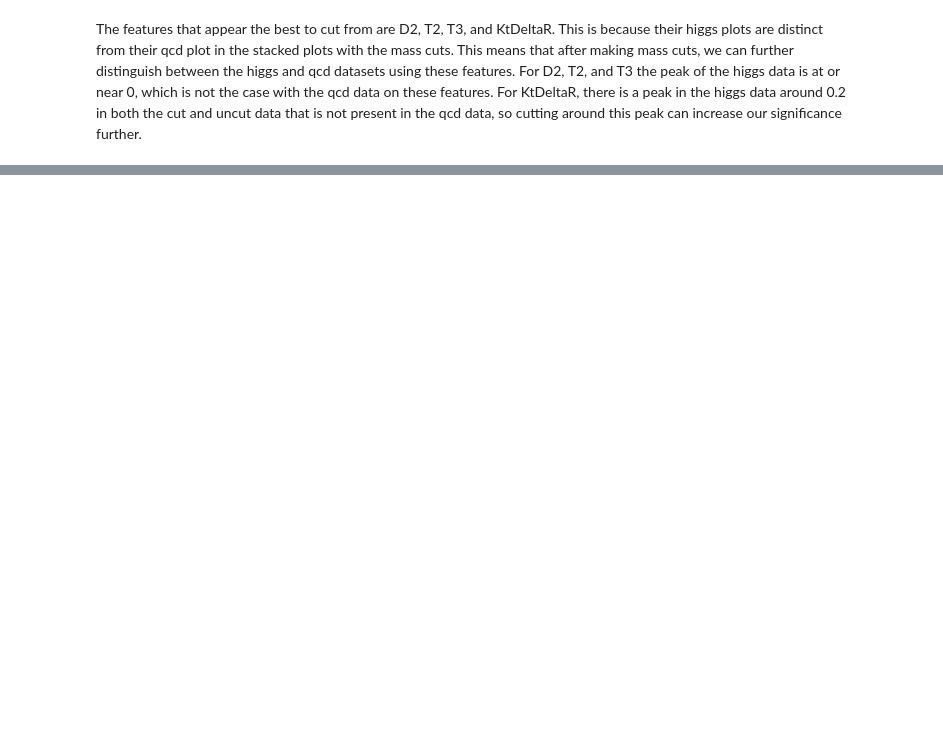
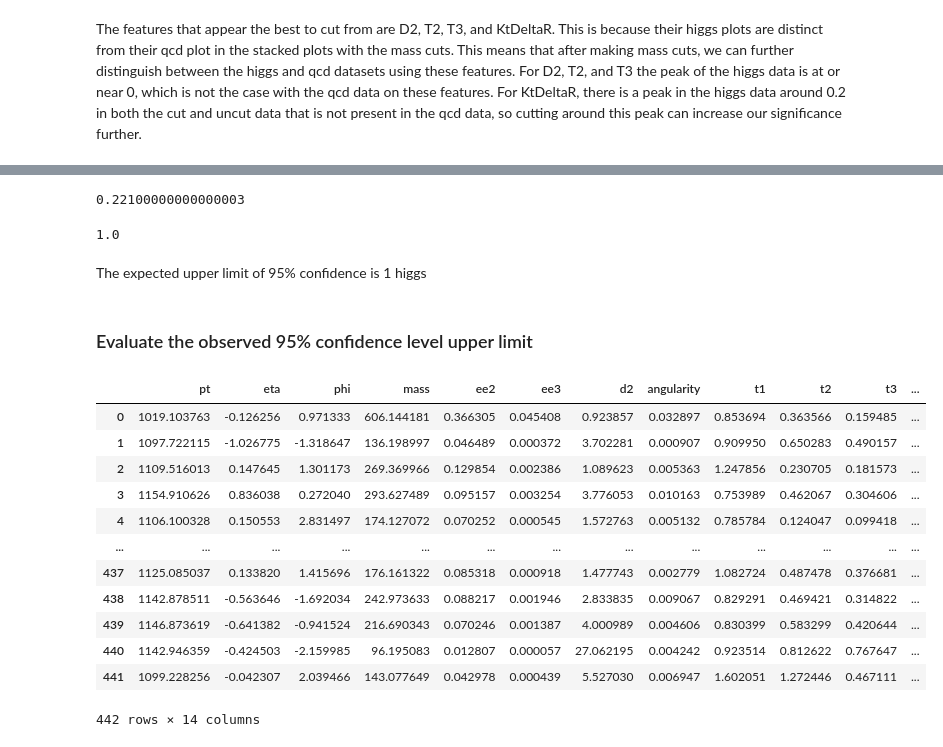
Before and after one commit to afspicciati/Phys-434, a Jupyter notebook: Lab7.ipynb, the cells around one changed output, grey strips where cells are left out. Saved outputs shown, nothing was run; the diff lists cells and outputs as text; code cells hidden in the pictures; blank space fills up the shorter version.

```diff
--- a/Lab7.ipynb
+++ b/Lab7.ipynb
@@ -148,0 +360,4 @@ The features that appear the best to cut from are D2, T2, T3, and KtDeltaR. This
+# %%
+lowLum_n_higgs
+# %% [output]
+0.22100000000000003
@@ -148,0 +366,24 @@ The features that appear the best to cut from are D2, T2, T3, and KtDeltaR. This
+# %%
+expected_upper_limit
+# %% [output]
+1.0
+# %% [markdown]
+The expected upper limit of 95% confidence is 1 higgs
+# %% [markdown]
+### Evaluate the observed 95% confidence level upper limit
+# %%
+lowLum
+# %% [output]
+|  | pt | eta | phi | mass | ee2 | ee3 | d2 | angularity | t1 | t2 | t3 | ... |
+| 0 | 1019.103763 | -0.126256 | 0.971333 | 606.144181 | 0.366305 | 0.045408 | 0.923857 | 0.032897 | 0.853694 | 0.363566 | 0.159485 | ... |
+| 1 | 1097.722115 | -1.026775 | -1.318647 | 136.198997 | 0.046489 | 0.000372 | 3.702281 | 0.000907 | 0.909950 | 0.650283 | 0.490157 | ... |
+| 2 | 1109.516013 | 0.147645 | 1.301173 | 269.369966 | 0.129854 | 0.002386 | 1.089623 | 0.005363 | 1.247856 | 0.230705 | 0.181573 | ... |
+| 3 | 1154.910626 | 0.836038 | 0.272040 | 293.627489 | 0.095157 | 0.003254 | 3.776053 | 0.010163 | 0.753989 | 0.462067 | 0.304606 | ... |
+| 4 | 1106.100328 | 0.150553 | 2.831497 | 174.127072 | 0.070252 | 0.000545 | 1.572763 | 0.005132 | 0.785784 | 0.124047 | 0.099418 | ... |
+| ... | ... | ... | ... | ... | ... | ... | ... | ... | ... | ... | ... | ... |
+| 437 | 1125.085037 | 0.133820 | 1.415696 | 176.161322 | 0.085318 | 0.000918 | 1.477743 | 0.002779 | 1.082724 | 0.487478 | 0.376681 | ... |
+| 438 | 1142.878511 | -0.563646 | -1.692034 | 242.973633 | 0.088217 | 0.001946 | 2.833835 | 0.009067 | 0.829291 | 0.469421 | 0.314822 | ... |
+| 439 | 1146.873619 | -0.641382 | -0.941524 | 216.690343 | 0.070246 | 0.001387 | 4.000989 | 0.004606 | 0.830399 | 0.583299 | 0.420644 | ... |
+| 440 | 1142.946359 | -0.424503 | -2.159985 | 96.195083 | 0.012807 | 0.000057 | 27.062195 | 0.004242 | 0.923514 | 0.812622 | 0.767647 | ... |
+| 441 | 1099.228256 | -0.042307 | 2.039466 | 143.077649 | 0.042978 | 0.000439 | 5.527030 | 0.006947 | 1.602051 | 1.272446 | 0.467111 | ... |
+442 rows × 14 columns
```
Also changed, not shown: parts of 49 cells of this notebook.
